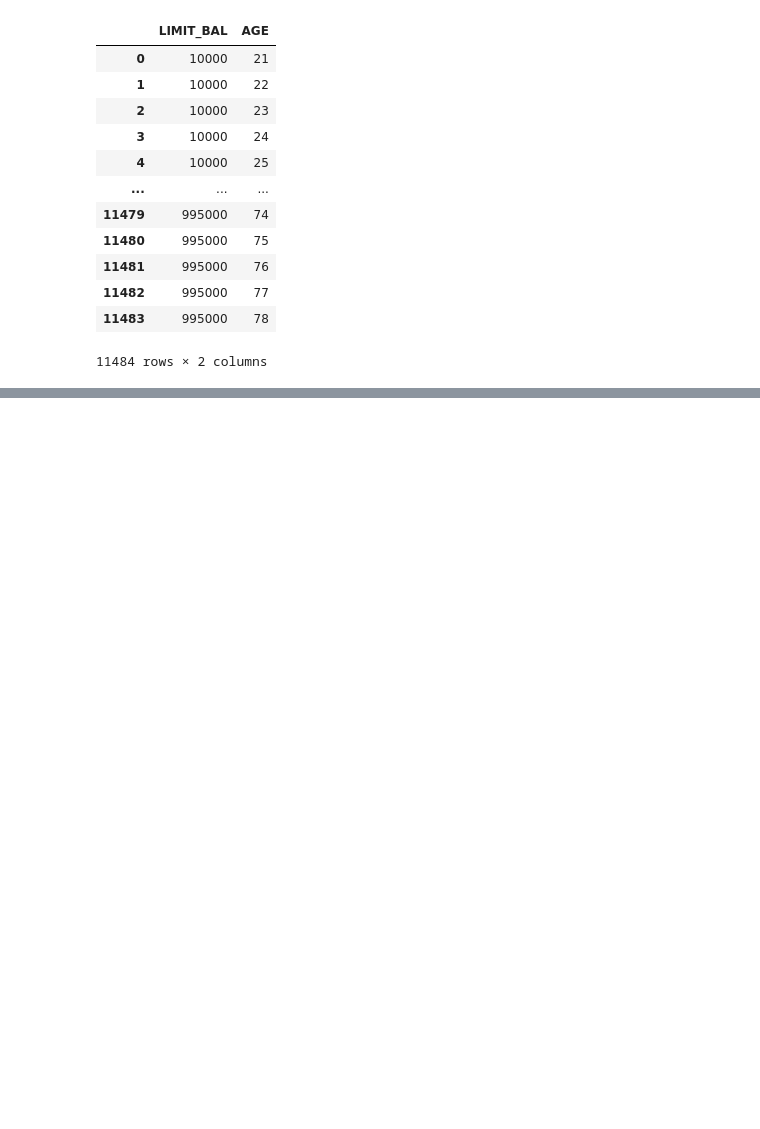
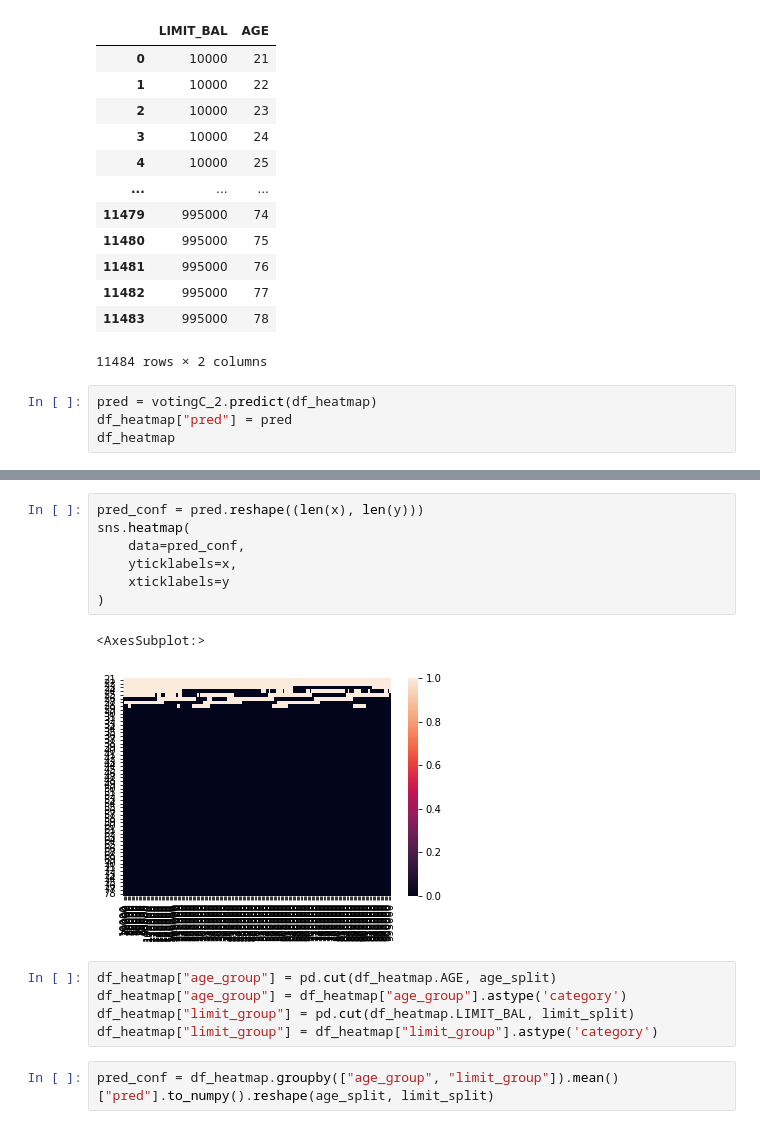
Before and after one commit to janbraunsdorff/Data-Journey, a Jupyter notebook: kredit-001_deskriptive.ipynb, the cells around one changed output, grey strips where cells are left out. Drawn from its saved outputs; the diff is of its cells as text; blank space fills up the shorter version.

```diff
--- a/kredit-001_deskriptive.ipynb
+++ b/kredit-001_deskriptive.ipynb
@@ -666,3 +662,7 @@ df_heatmap
 | 11482 | 995000 | 77 |
 | 11483 | 995000 | 78 |
 11484 rows × 2 columns
+# %%
+pred = votingC_2.predict(df_heatmap)
+df_heatmap["pred"] = pred
+df_heatmap
@@ -668,0 +683,17 @@ df_heatmap
+# %%
+pred_conf = pred.reshape((len(x), len(y)))
+sns.heatmap(
+    data=pred_conf,
+    yticklabels=x,
+    xticklabels=y
+)
+# %% [output]
+<AxesSubplot:>
+[figure, added]
+# %%
+df_heatmap["age_group"] = pd.cut(df_heatmap.AGE, age_split)
+df_heatmap["age_group"] = df_heatmap["age_group"].astype('category')
+df_heatmap["limit_group"] = pd.cut(df_heatmap.LIMIT_BAL, limit_split)
+df_heatmap["limit_group"] = df_heatmap["limit_group"].astype('category')
+# %%
+pred_conf = df_heatmap.groupby(["age_group", "limit_group"]).mean()["pred"].to_numpy().reshape(age_split, limit_split)
```
Also changed, not shown: parts of 7 cells of this notebook.
